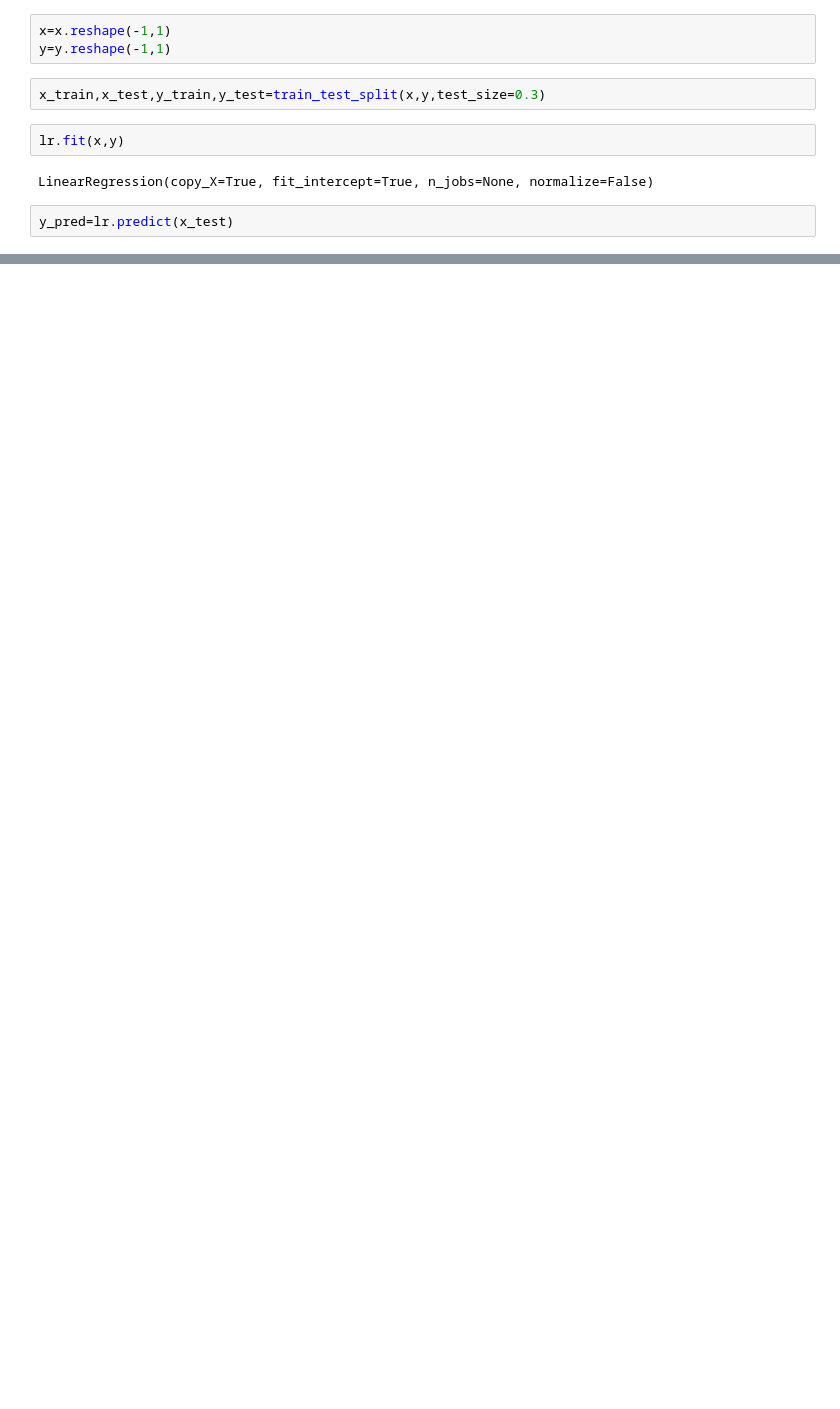
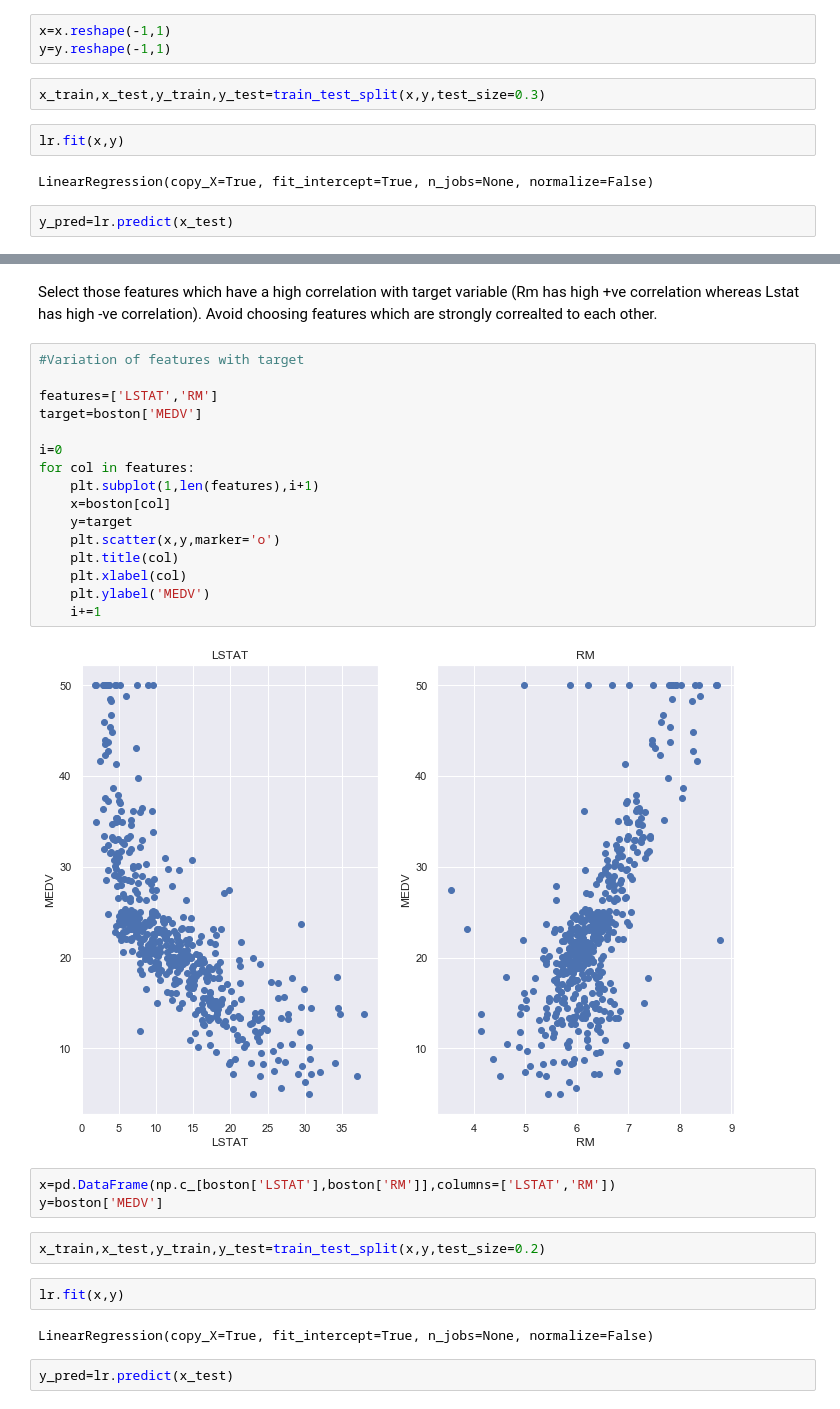
Before and after one commit to shag527/Machine-Learning, a Jupyter notebook: Predictive Models/Linear Regression.ipynb, the cells around one changed output, grey strips where cells are left out. Saved outputs shown, nothing was run; the diff lists cells and outputs as text; blank space fills up the shorter version.

```diff
--- a/Predictive Models/Linear Regression.ipynb
+++ b/Predictive Models/Linear Regression.ipynb
@@ -71,0 +148,33 @@ plt.show()
+# %% [markdown]
+Select those features which have a high correlation with target variable
+(Rm has high +ve correlation whereas Lstat has high -ve correlation).
+Avoid choosing features which are strongly correalted to each other.
+# %%
+#Variation of features with target
+
+features=['LSTAT','RM']
+target=boston['MEDV']
+
+i=0
+for col in features:
+    plt.subplot(1,len(features),i+1)
+    x=boston[col]
+    y=target
+    plt.scatter(x,y,marker='o')
+    plt.title(col)
+    plt.xlabel(col)
+    plt.ylabel('MEDV')
+    i+=1
+# %% [output]
+[figure, added]
+# %%
+x=pd.DataFrame(np.c_[boston['LSTAT'],boston['RM']],columns=['LSTAT','RM'])
+y=boston['MEDV']
+# %%
+x_train,x_test,y_train,y_test=train_test_split(x,y,test_size=0.2)
+# %%
+lr.fit(x,y)
+# %% [output]
+LinearRegression(copy_X=True, fit_intercept=True, n_jobs=None, normalize=False)
+# %%
+y_pred=lr.predict(x_test)
```
Also changed, not shown: parts of 21 cells of this notebook, 1 other file.
